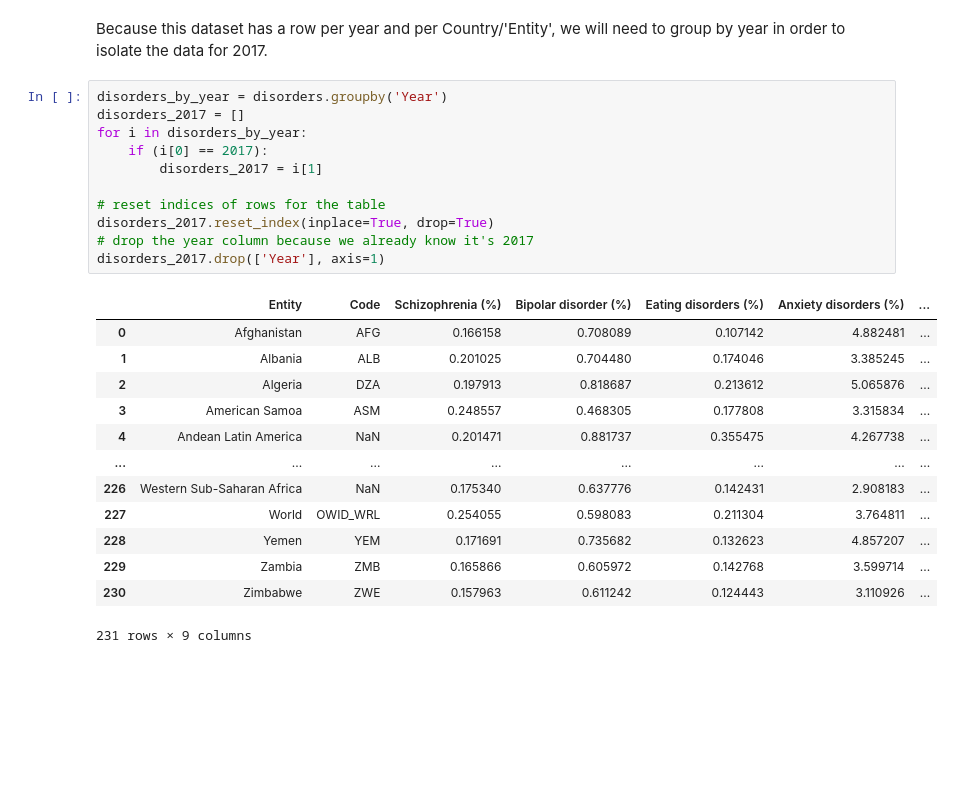
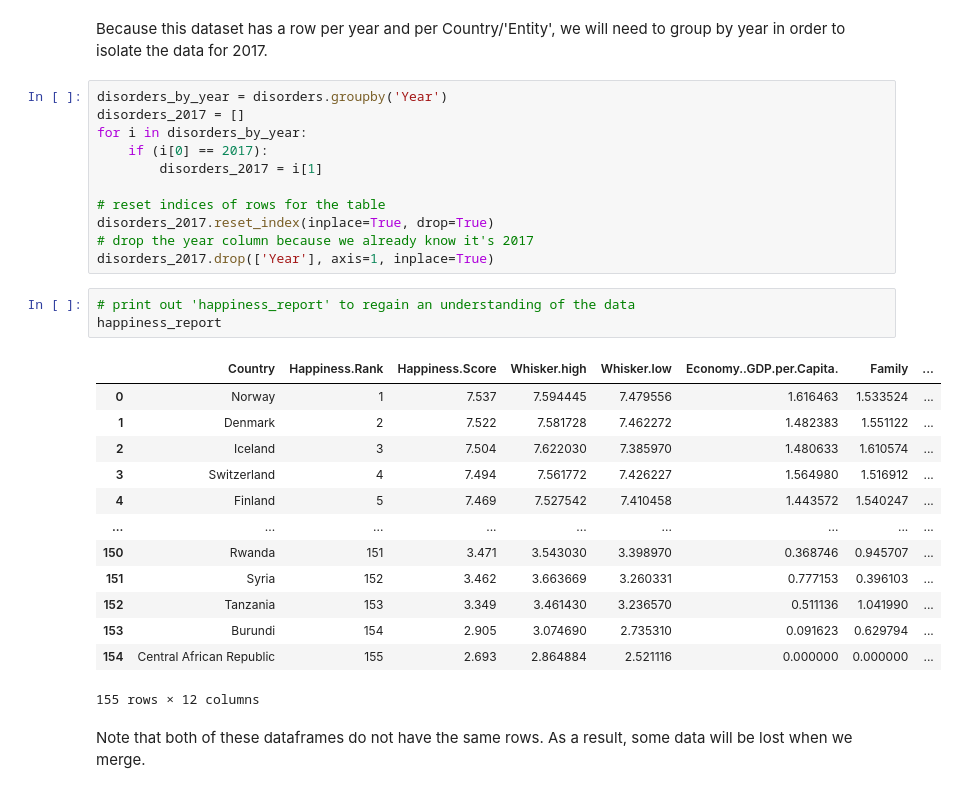
Before and after one commit to mkb02/mkb02.github.io, a Jupyter notebook: final_project.ipynb, the cells around one changed output. Cells and saved outputs as stored; diff of their text form; blank space fills up the shorter version.

Commit message:
Update final_project.ipynb
Part 2 of the Data Science Pipeline (preprocessing of data)

```diff
--- a/final_project.ipynb
+++ b/final_project.ipynb
@@ -110,18 +96,23 @@ for i in disorders_by_year:
 # reset indices of rows for the table
 disorders_2017.reset_index(inplace=True, drop=True)
 # drop the year column because we already know it's 2017
-disorders_2017.drop(['Year'], axis=1)
+disorders_2017.drop(['Year'], axis=1, inplace=True)
-# %% [output]
-|  | Entity | Code | Schizophrenia (%) | Bipolar disorder (%) | Eating disorders (%) | Anxiety disorders (%) | ... |
-| 0 | Afghanistan | AFG | 0.166158 | 0.708089 | 0.107142 | 4.882481 | ... |
-| 1 | Albania | ALB | 0.201025 | 0.704480 | 0.174046 | 3.385245 | ... |
-| 2 | Algeria | DZA | 0.197913 | 0.818687 | 0.213612 | 5.065876 | ... |
-| 3 | American Samoa | ASM | 0.248557 | 0.468305 | 0.177808 | 3.315834 | ... |
-| 4 | Andean Latin America | NaN | 0.201471 | 0.881737 | 0.355475 | 4.267738 | ... |
-| ... | ... | ... | ... | ... | ... | ... | ... |
-| 226 | Western Sub-Saharan Africa | NaN | 0.175340 | 0.637776 | 0.142431 | 2.908183 | ... |
-| 227 | World | OWID_WRL | 0.254055 | 0.598083 | 0.211304 | 3.764811 | ... |
-| 228 | Yemen | YEM | 0.171691 | 0.735682 | 0.132623 | 4.857207 | ... |
-| 229 | Zambia | ZMB | 0.165866 | 0.605972 | 0.142768 | 3.599714 | ... |
-| 230 | Zimbabwe | ZWE | 0.157963 | 0.611242 | 0.124443 | 3.110926 | ... |
-231 rows × 9 columns
+# %%
+# print out 'happiness_report' to regain an understanding of the data
+happiness_report
+# %% [output]
+|  | Country | Happiness.Rank | Happiness.Score | Whisker.high | Whisker.low | Economy..GDP.per.Capita. | Family | ... |
+| 0 | Norway | 1 | 7.537 | 7.594445 | 7.479556 | 1.616463 | 1.533524 | ... |
+| 1 | Denmark | 2 | 7.522 | 7.581728 | 7.462272 | 1.482383 | 1.551122 | ... |
+| 2 | Iceland | 3 | 7.504 | 7.622030 | 7.385970 | 1.480633 | 1.610574 | ... |
+| 3 | Switzerland | 4 | 7.494 | 7.561772 | 7.426227 | 1.564980 | 1.516912 | ... |
+| 4 | Finland | 5 | 7.469 | 7.527542 | 7.410458 | 1.443572 | 1.540247 | ... |
+| ... | ... | ... | ... | ... | ... | ... | ... | ... |
+| 150 | Rwanda | 151 | 3.471 | 3.543030 | 3.398970 | 0.368746 | 0.945707 | ... |
+| 151 | Syria | 152 | 3.462 | 3.663669 | 3.260331 | 0.777153 | 0.396103 | ... |
+| 152 | Tanzania | 153 | 3.349 | 3.461430 | 3.236570 | 0.511136 | 1.041990 | ... |
+| 153 | Burundi | 154 | 2.905 | 3.074690 | 2.735310 | 0.091623 | 0.629794 | ... |
+| 154 | Central African Republic | 155 | 2.693 | 2.864884 | 2.521116 | 0.000000 | 0.000000 | ... |
+155 rows × 12 columns
+# %% [markdown]
+Note that both of these dataframes do not have the same rows. As a result, some data will be lost when we merge.
```
Also changed, not shown: parts of 5 cells of this notebook.
